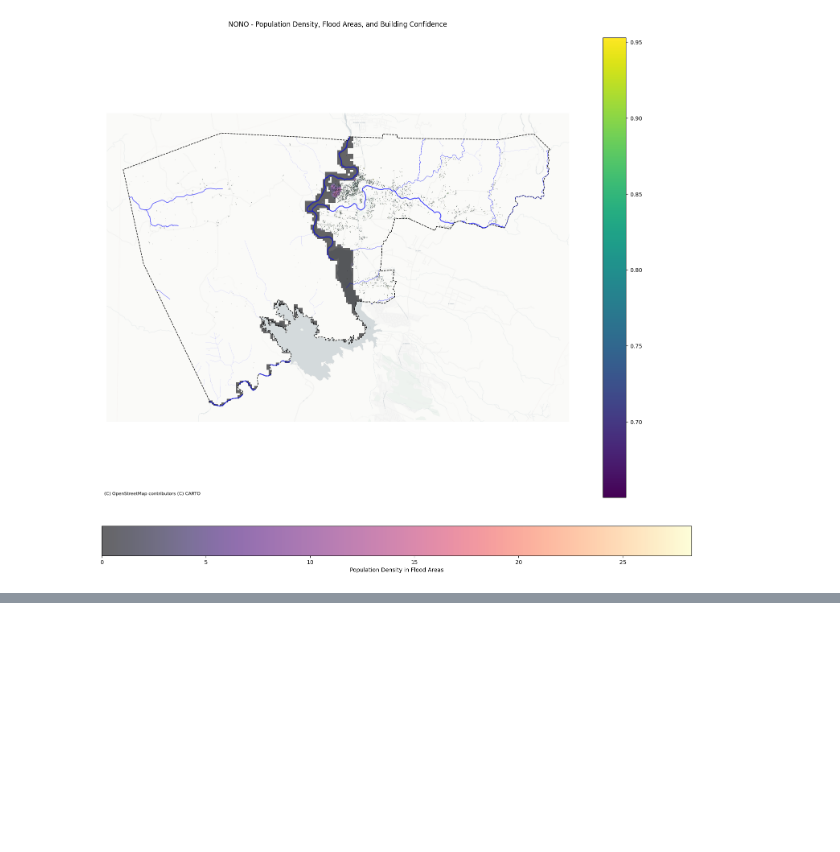
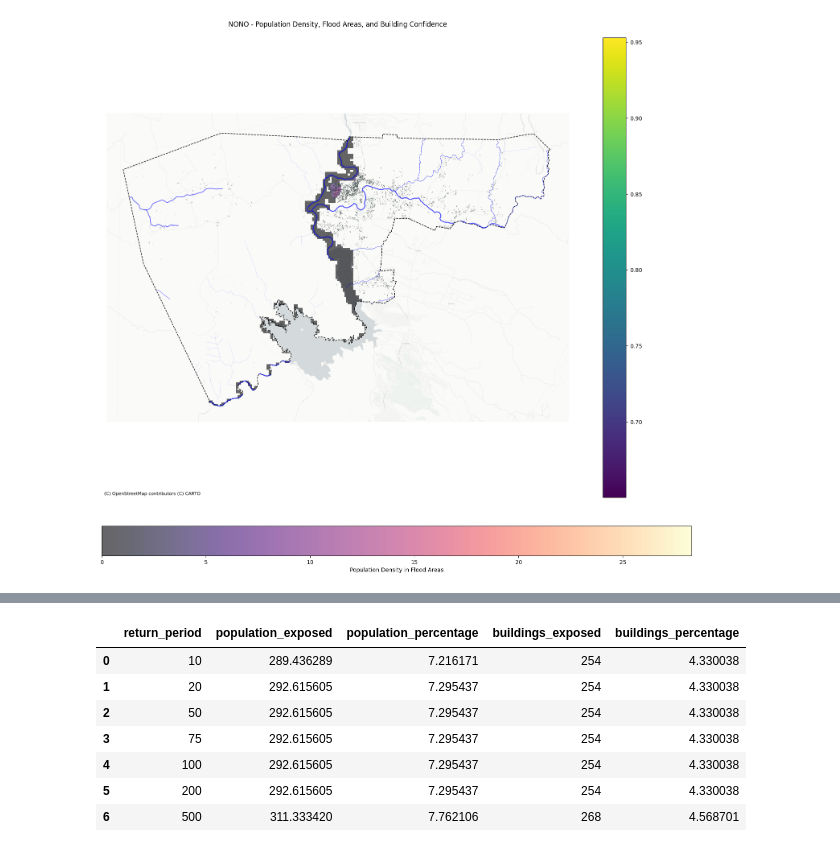
Before and after one commit to nlebovits/ciut-tablero, a Jupyter notebook: tutorials/peligrosidad.ipynb, the cells around one changed output, grey strips where cells are left out. Cells and saved outputs as stored; diff of their text form; code cells hidden in the pictures; blank space fills up the shorter version.

```diff
--- a/tutorials/peligrosidad.ipynb
+++ b/tutorials/peligrosidad.ipynb
@@ -266,0 +569,11 @@ plt.show()
+# %%
+exposure_df
+# %% [output]
+|  | return_period | population_exposed | population_percentage | buildings_exposed | buildings_percentage |
+| 0 | 10 | 289.436289 | 7.216171 | 254 | 4.330038 |
+| 1 | 20 | 292.615605 | 7.295437 | 254 | 4.330038 |
+| 2 | 50 | 292.615605 | 7.295437 | 254 | 4.330038 |
+| 3 | 75 | 292.615605 | 7.295437 | 254 | 4.330038 |
+| 4 | 100 | 292.615605 | 7.295437 | 254 | 4.330038 |
+| 5 | 200 | 292.615605 | 7.295437 | 254 | 4.330038 |
+| 6 | 500 | 311.333420 | 7.762106 | 268 | 4.568701 |
```
Also changed, not shown: parts of 7 cells of this notebook, 3 other files.
